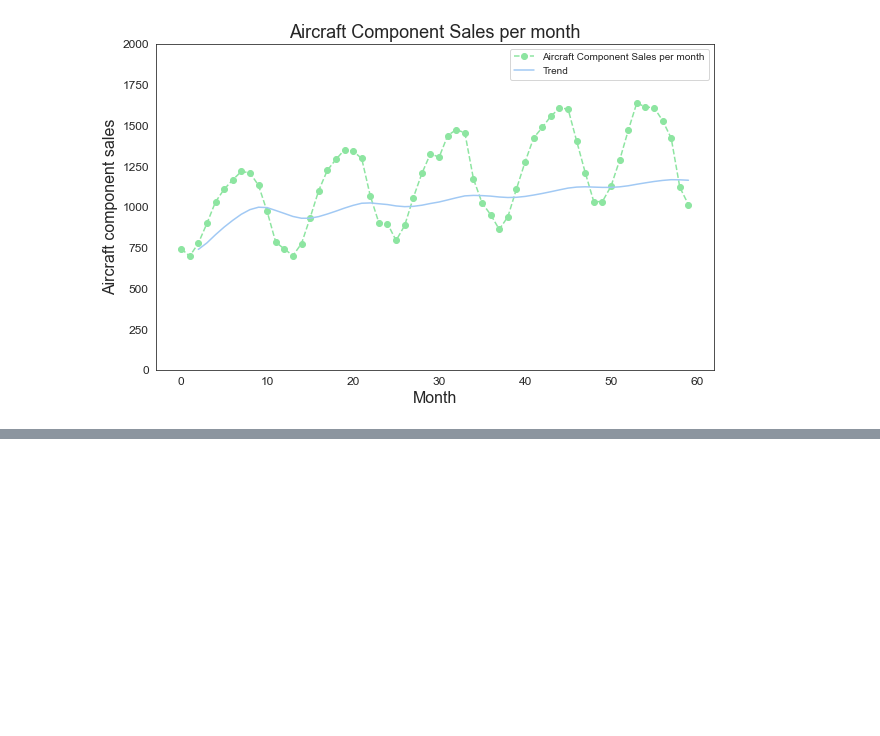
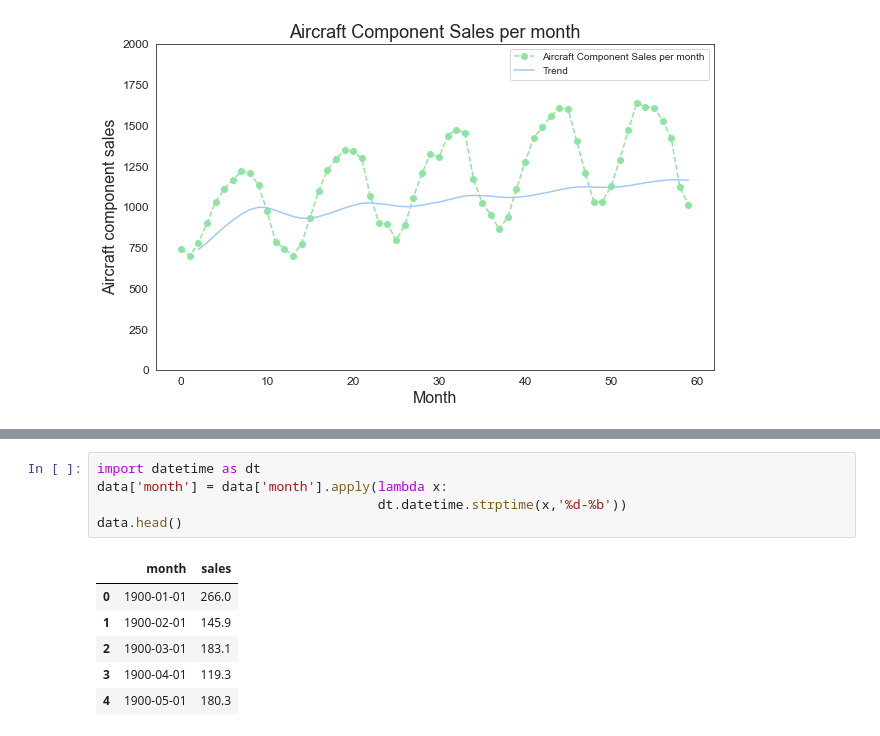
Before and after one commit to AnirbanDatta87/Python, a Jupyter notebook: Concepts/C12 - Predictive Modeling/Untitled.ipynb, the cells around one changed output, grey strips where cells are left out. Drawn from its saved outputs; the diff is of its cells as text; blank space fills up the shorter version.

```diff
--- a/Concepts/C12 - Predictive Modeling/Untitled.ipynb
+++ b/Concepts/C12 - Predictive Modeling/Untitled.ipynb
@@ -135,0 +156,12 @@ plt.show()
+# %%
+import datetime as dt
+data['month'] = data['month'].apply(lambda x:
+                                    dt.datetime.strptime(x,'%d-%b'))
+data.head()
+# %% [output]
+|  | month | sales |
+| 0 | 1900-01-01 | 266.0 |
+| 1 | 1900-02-01 | 145.9 |
+| 2 | 1900-03-01 | 183.1 |
+| 3 | 1900-04-01 | 119.3 |
+| 4 | 1900-05-01 | 180.3 |
```
Also changed, not shown: parts of 10 cells of this notebook, 2 other files.
